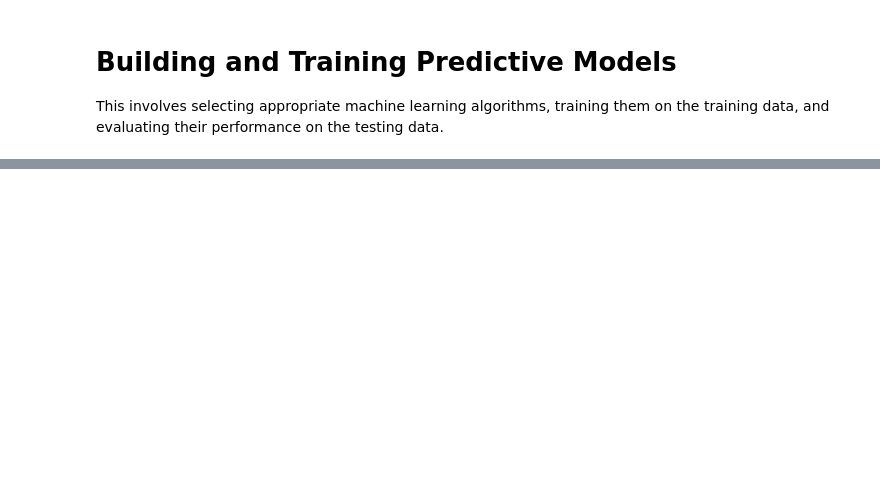
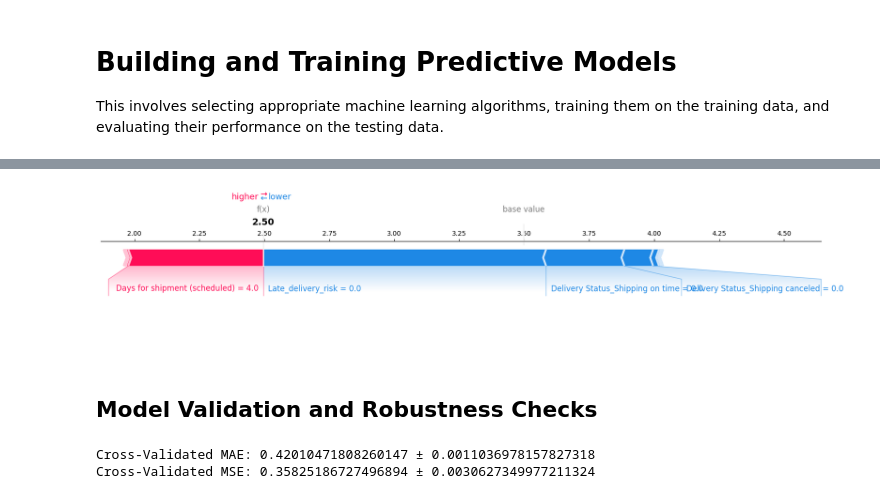
Before and after one commit to simplyEmmanuel/Covid-19-Analysis-2023, a Jupyter notebook: Supply_Chain_Disruption_Analysis.ipynb, the cells around one changed output, grey strips where cells are left out. Drawn from its saved outputs; the diff is of its cells as text; code cells hidden in the pictures; blank space fills up the shorter version.

```diff
--- a/Supply_Chain_Disruption_Analysis.ipynb
+++ b/Supply_Chain_Disruption_Analysis.ipynb
@@ -1171,0 +1384,29 @@ ValueError: Found input variables with inconsistent numbers of samples: [36104,
+# %%
+# Select an instance to explain
+instance_index = 10  # Change this index to analyze different samples
+
+# Create a force plot for the selected instance
+shap.force_plot(explainer.expected_value, shap_values[instance_index].values, X_test_downtime.iloc[instance_index], matplotlib=True)
+# %% [output]
+[figure, added]
+# %% [markdown]
+## Model Validation and Robustness Checks
+# %%
+from sklearn.model_selection import cross_val_score, KFold
+
+# Define cross-validation strategy
+kf = KFold(n_splits=5, shuffle=True, random_state=42)
+
+# Evaluate using cross-validation
+cv_mae = cross_val_score(xgb_regressor, X_train_downtime, y_train_downtime, scoring='neg_mean_absolute_error', cv=kf)
+cv_mse = cross_val_score(xgb_regressor, X_train_downtime, y_train_downtime, scoring='neg_mean_squared_error', cv=kf)
+
+# Convert scores to positive values
+cv_mae = -cv_mae
+cv_mse = -cv_mse
+
+print(f"Cross-Validated MAE: {cv_mae.mean()} ± {cv_mae.std()}")
+print(f"Cross-Validated MSE: {cv_mse.mean()} ± {cv_mse.std()}")
+# %% [output]
+Cross-Validated MAE: 0.42010471808260147 ± 0.0011036978157827318
+Cross-Validated MSE: 0.35825186727496894 ± 0.0030627349977211324
```
Also changed, not shown: parts of 38 cells of this notebook.
